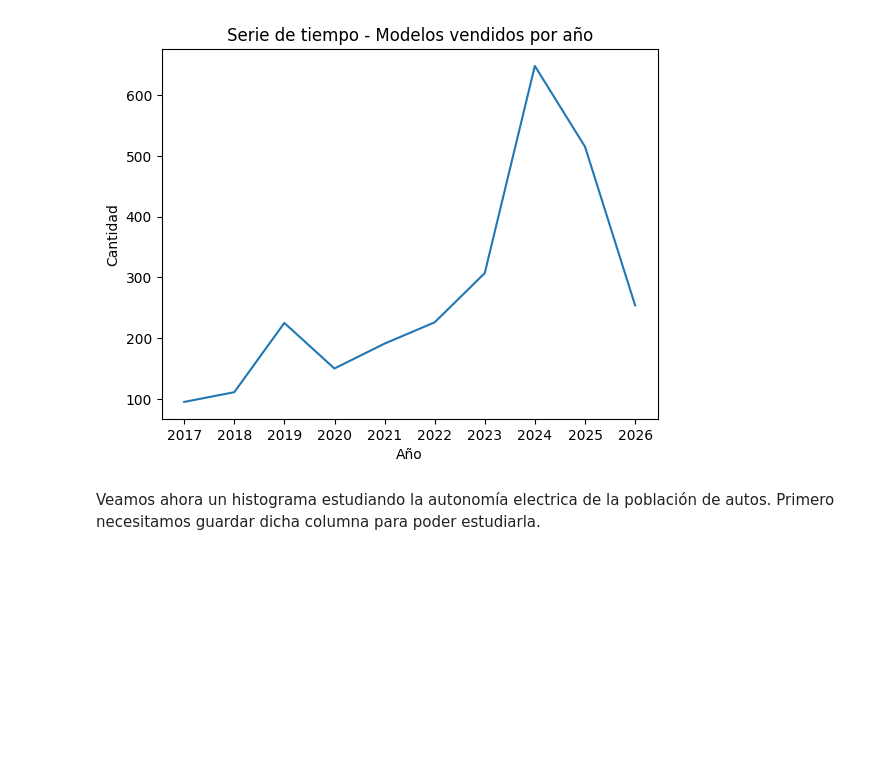
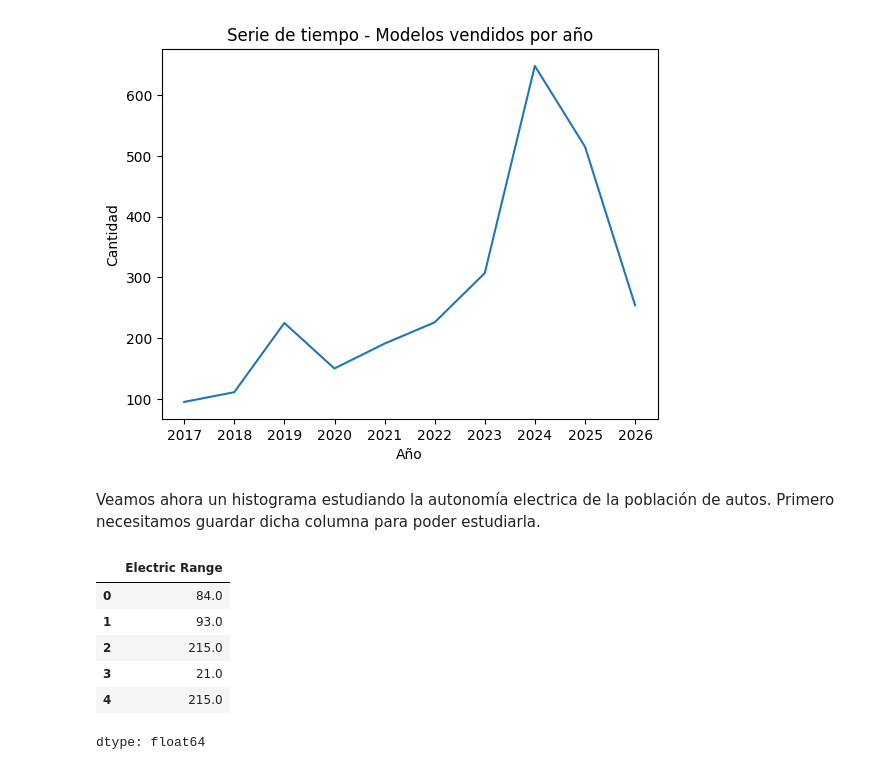
Before and after one commit to Tarde98/DataScienceI, a Jupyter notebook: dataSetTardella.ipynb, the cells around one changed output. Saved outputs shown, nothing was run; the diff lists cells and outputs as text; code cells hidden in the pictures; blank space fills up the shorter version.

```diff
--- a/dataSetTardella.ipynb
+++ b/dataSetTardella.ipynb
@@ -277,3 +277,13 @@ Veamos ahora un histograma estudiando la autonomía electrica de la población d
 # %%
 #Traemos las diferentes autonomías de los vehiculos mientras estas sean mayor que 0 y diferente a nulo
 autonomia = df.loc[(df['Electric Range']>0) & ((df['Electric Range'].notna()))]
+autonomia = autonomia['Electric Range']
+autonomia.head(5)
+# %% [output]
+|  | Electric Range |
+| 0 | 84.0 |
+| 1 | 93.0 |
+| 2 | 215.0 |
+| 3 | 21.0 |
+| 4 | 215.0 |
+dtype: float64
```
Also changed, not shown: parts of 2 cells of this notebook.
